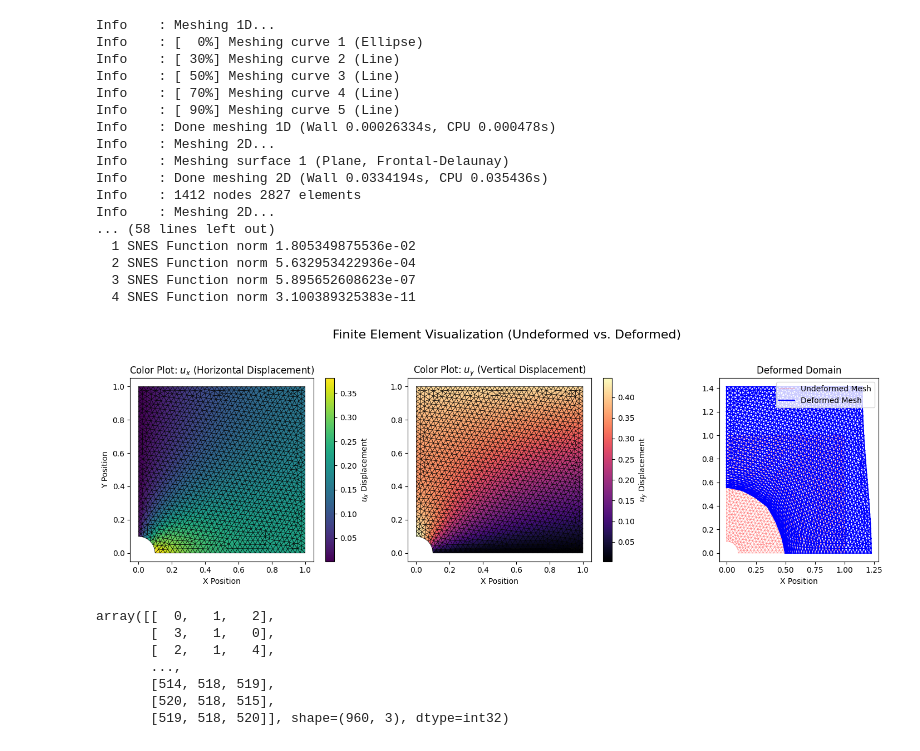
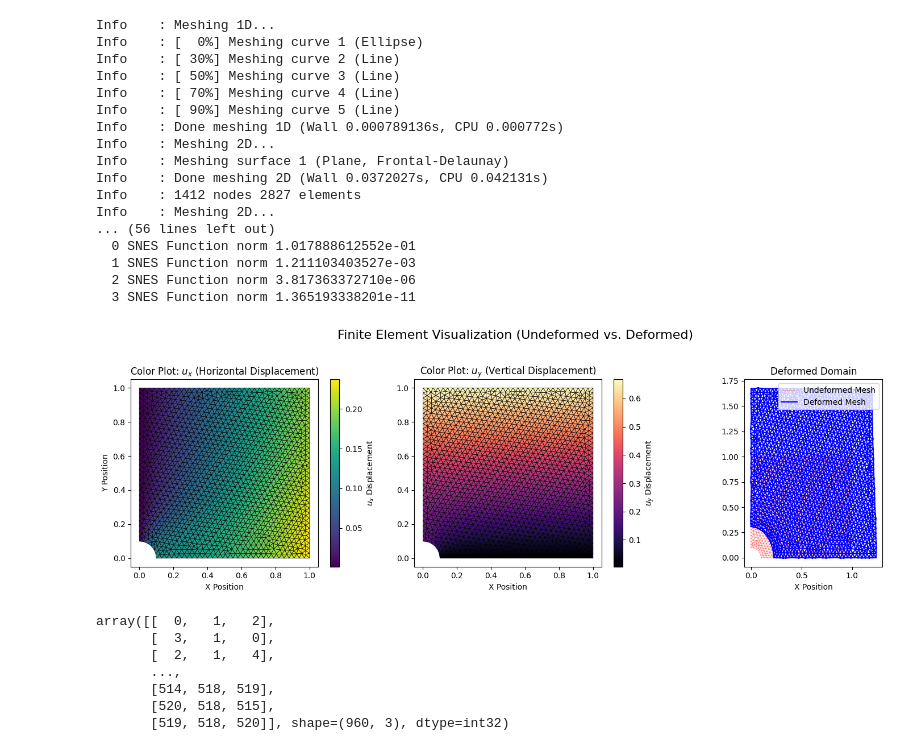
Before and after one commit to narupanta/shared, a Jupyter notebook: data_generator.ipynb, the cells around one changed output. Drawn from its saved outputs; the diff is of its cells as text; code cells hidden in the pictures.

```diff
--- a/data_generator.ipynb
+++ b/data_generator.ipynb
@@ -104,11 +104,13 @@ def FEM_solve(load_start, load_end, load_steps) :
     # Locate DOFs (note the use of collapsed spaces)
     left_dofs = fem.locate_dofs_topological(V.sub(0), facet_tag.dim, facet_tag.find(1))
     bottom_dofs = fem.locate_dofs_topological(V.sub(1), facet_tag.dim, facet_tag.find(2))
+    bottom_dofs_xy = fem.locate_dofs_topological(V, facet_tag.dim, facet_tag.find(2))
     right_dofs = fem.locate_dofs_topological(V.sub(0), facet_tag.dim, facet_tag.find(3))
     top_dofs = fem.locate_dofs_topological(V.sub(1), facet_tag.dim, facet_tag.find(4))
     bcs = [
         fem.dirichletbc(zero, left_dofs, V.sub(0)),
         fem.dirichletbc(zero, bottom_dofs, V.sub(1)),
+        # fem.dirichletbc(u_bc, bottom_dofs_xy, V),
         # fem.dirichletbc(control_ux, right_dofs, V.sub(0)),
         # fem.dirichletbc(control_uy, top_dofs, V.sub(1))
         ]
@@ -116,7 +118,7 @@ def FEM_solve(load_start, load_end, load_steps) :
     # Next, we define the body force on the reference configuration (`B`), and nominal (first Piola-Kirchhoff) traction (`T`).
 
     B = fem.Constant(domain, default_scalar_type((0, 0)))
-    T_right = fem.Constant(domain, default_scalar_type((load_start, 0.0)))
+    T_right = fem.Constant(domain, default_scalar_type((0.0, 0.0)))
     T_top = fem.Constant(domain, default_scalar_type((0.0, load_start * 1.1)))
 
     # Define the test and solution functions on the space $V$
@@ -158,8 +160,10 @@ def FEM_solve(load_start, load_end, load_steps) :
 
     # psi = (mu / 2) * (Ic - 3) - mu * ufl.ln(J) + (lmbda / 2) * (ufl.ln(J)) ** 2
 
-    psi = 0.5 * (J**(-2/3) * Ic - 3) + 1.5 * (J - 1)**2
-    # psi = 0.5 * (J**(-2/3) * Ic - 3) + (J**(-2/3) * Ic - 3)**2 + (J**(-4/3) * I2 - 3) + 1.5 * (J - 1)**2
+    # psi = 0.5 * (J**(-2/3) * Ic - 3) + 1.5 * (J - 1)**2
+    # psi = 0.5 * (J**(-2/3) * Ic - 3) + (J**(-4/3) * I2 - 3) + 1.5 * (J - 1)**2
+
+    psi = 0.5 * (J**(-2/3) * Ic - 3) + (J**(-2/3) * Ic - 3)**2 + (J**(-4/3) * I2 - 3) + 1.5 * (J - 1)**2
     # Hyper-elasticity
 
     P = ufl.diff(psi, F)
@@ -212,8 +216,9 @@ def FEM_solve(load_start, load_end, load_steps) :
     node_type[facets_to_nodes(domain, top_facets)] = 4
 
     for i, n in enumerate(load_steps):
-        T_right.value[0] = n * 0.98
+        T_right.value[0] = n * 0.9
         T_top.value[1] = n
+        # T_top.value[0] = n * 1.5
         problem.solve()
 
         u_array = u.x.array[:].reshape(mesh_pos.shape[0], -1)
@@ -222,7 +227,7 @@ def FEM_solve(load_start, load_end, load_steps) :
 
     return dict(mesh_pos = mesh_pos, cells = cells, u = u_steps, node_type = node_type, load_steps = load_steps)
 # %%
-data = FEM_solve(1.0, 1.8, 10)
+data = FEM_solve(1, 5, 10)
 # %% [output]
 Info    : Meshing 1D...
 Info    : [  0%] Meshing curve 1 (Ellipse)
@@ -230,17 +235,17 @@ Info    : [ 30%] Meshing curve 2 (Line)
 Info    : [ 50%] Meshing curve 3 (Line)
 Info    : [ 70%] Meshing curve 4 (Line)
 Info    : [ 90%] Meshing curve 5 (Line)
-Info    : Done meshing 1D (Wall 0.00026334s, CPU 0.000478s)
+Info    : Done meshing 1D (Wall 0.000789136s, CPU 0.000772s)
 Info    : Meshing 2D...
 Info    : Meshing surface 1 (Plane, Frontal-Delaunay)
-Info    : Done meshing 2D (Wall 0.0334194s, CPU 0.035436s)
+Info    : Done meshing 2D (Wall 0.0372027s, CPU 0.042131s)
 Info    : 1412 nodes 2827 elements
 Info    : Meshing 2D...
-... (58 lines left out)
-  1 SNES Function norm 1.805349875536e-02
-  2 SNES Function norm 5.632953422936e-04
-  3 SNES Function norm 5.895652608623e-07
-  4 SNES Function norm 3.100389325383e-11
+... (56 lines left out)
+  0 SNES Function norm 1.017888612552e-01
+  1 SNES Function norm 1.211103403527e-03
+  2 SNES Function norm 3.817363372710e-06
+  3 SNES Function norm 1.365193338201e-11
 # %%
 # save neo-hookean model from loadsteps 1-3 (0.5 force unit to 1.5)
 for step in data["u"].keys() :
@@ -268,7 +273,7 @@ uy = data["u"][9][:, 1]
 
 # Combine components into the full displacement vector u
 u = np.column_stack((ux, uy))
-
+u = u + np.random.normal(0, 0.01 * np.std(u), u.shape)
 # Calculate the deformed coordinates (world_pos)
 world_pos = mesh_pos[:, :2] + u
 
@@ -305,34 +310,34 @@ tpc2 = ax2.tripcolor(triangulation, uy, cmap='magma', edgecolors='k', linewidth=
 fig.colorbar(tpc2, ax=ax2, label='$u_y$ Displacement')
 
 ax2.set_title('Color Plot: $u_y$ (Vertical Displacement)')
 ax2.set_xlabel('X Position')
 ax2.set_aspect('equal')
 
 # --- Subplot 3: Plotting Deformed Domain ---
 ax3 = axes[2]
 
 # Plot the outline of the UNDEFORMED mesh for reference (dashed gray)
 ax3.triplot(triangulation, 'r-', alpha=0.5, linewidth=0.5, label='Undeformed Mesh')
 
 # Plot the DEFORMED mesh. We must manually create a new triangulation
 # object using the deformed coordinates (world_pos) but the SAME connectivity (cells).
 x_def = world_pos[:, 0]
 y_def = world_pos[:, 1]
 tri_def = tri.Triangulation(x_def, y_def, cells)
 
 # Plot the deformed mesh (solid blue lines)
 ax3.triplot(tri_def, 'b-', linewidth=1.5, label='Deformed Mesh')
 
 ax3.set_title('Deformed Domain')
 ax3.set_xlabel('X Position')
 ax3.legend()
 ax3.set_aspect('equal')
 
 # Adjust layout to prevent overlaps
 plt.tight_layout(rect=[0, 0.03, 1, 0.95])
 plt.show()
 # %% [output]
-[figure, old version]
+[figure, new version]
 # %%
 
 from dolfinx import log, default_scalar_type
```
Also changed, not shown: parts of 1 cell of this notebook, 10 other files.
